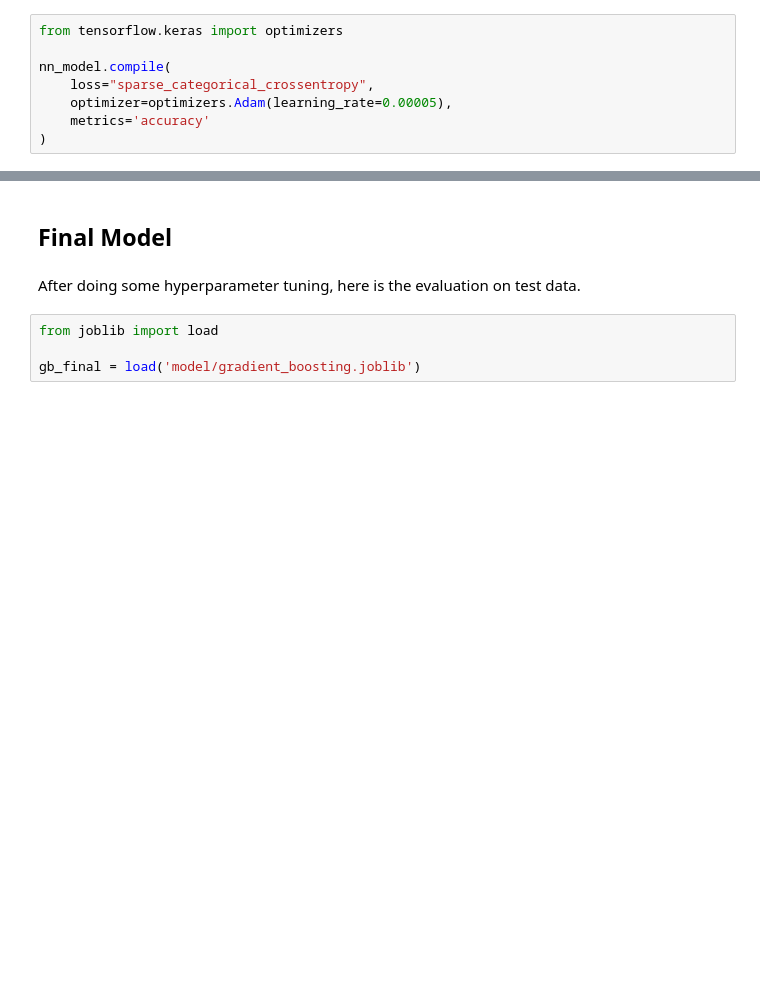
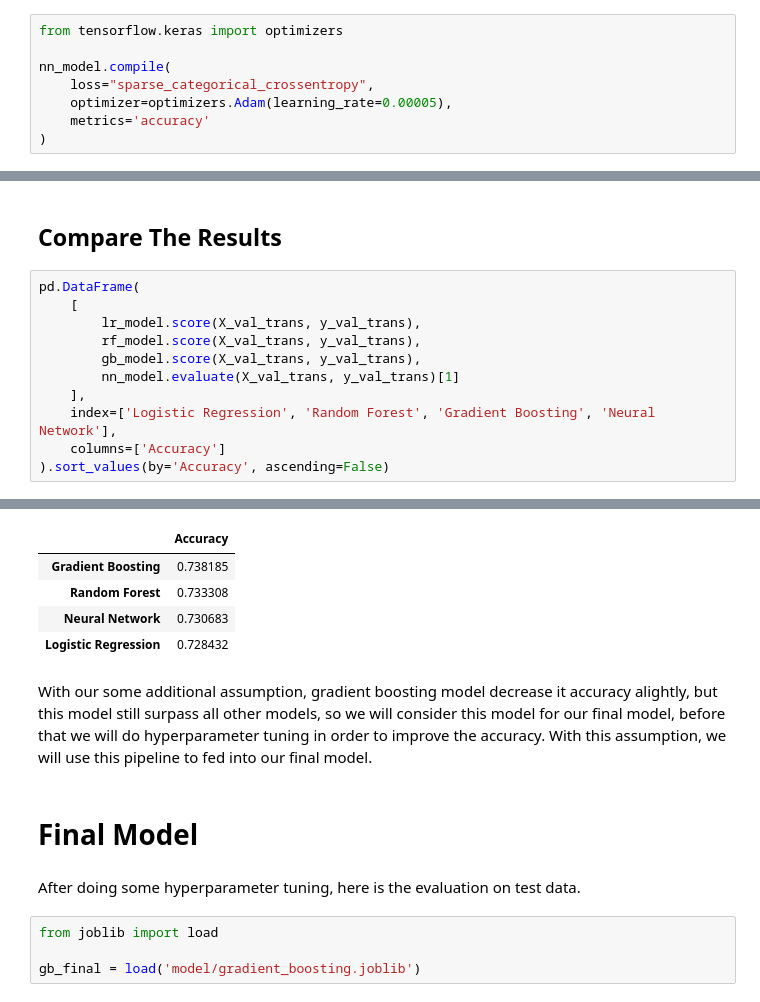
Before and after one commit to alfiannajih/startup-prediction, a Jupyter notebook: additional assumption.ipynb, the cells around one changed output, grey strips where cells are left out. Drawn from its saved outputs; the diff is of its cells as text; blank space fills up the shorter version.

```diff
--- a/additional assumption.ipynb
+++ b/additional assumption.ipynb
@@ -1341,0 +1312,14 @@ Accuracy (test data): 0.7224305868148804
+# %% [markdown]
+## Compare The Results
+# %%
+pd.DataFrame(
+    [
+        lr_model.score(X_val_trans, y_val_trans),
+        rf_model.score(X_val_trans, y_val_trans),
+        gb_model.score(X_val_trans, y_val_trans),
+        nn_model.evaluate(X_val_trans, y_val_trans)[1]
+    ],
+    index=['Logistic Regression', 'Random Forest', 'Gradient Boosting', 'Neural Network'],
+    columns=['Accuracy']
+).sort_values(by='Accuracy', ascending=False)
+# %% [output]
@@ -1342,5 +1327,12 @@ Accuracy (test data): 0.7224305868148804
+|  | Accuracy |
+| Gradient Boosting | 0.738185 |
+| Random Forest | 0.733308 |
+| Neural Network | 0.730683 |
+| Logistic Regression | 0.728432 |
+# %% [markdown]
+With our some additional assumption, gradient boosting model decrease it accuracy alightly, but this model still surpass all other models, so we will consider this model for our final model, before that we will do hyperparameter tuning in order to improve the accuracy. With this assumption, we will use this pipeline to fed into our final model.
 # %% [markdown]
-## Final Model
+# Final Model
 # %% [markdown]
 After doing some hyperparameter tuning, here is the evaluation on test data.
 # %%
```
Also changed, not shown: parts of 72 cells of this notebook, 1 other file.
